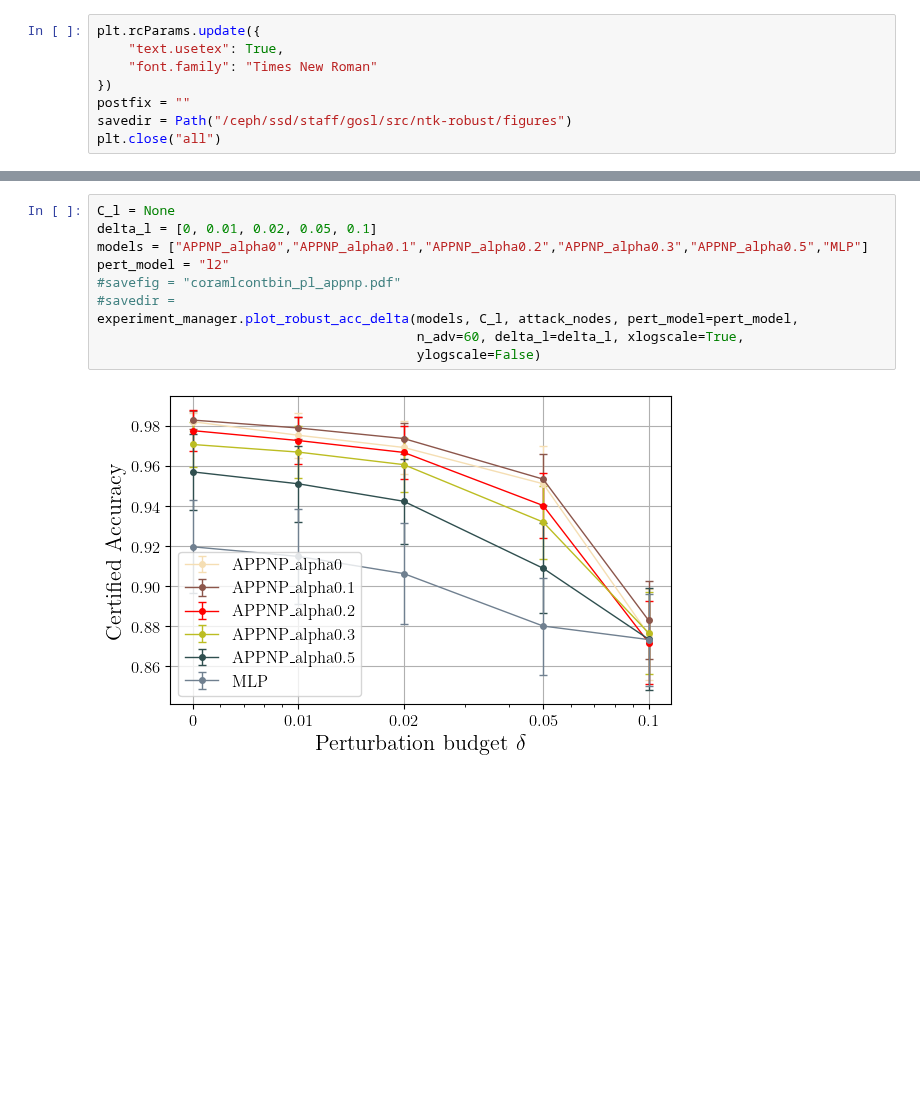
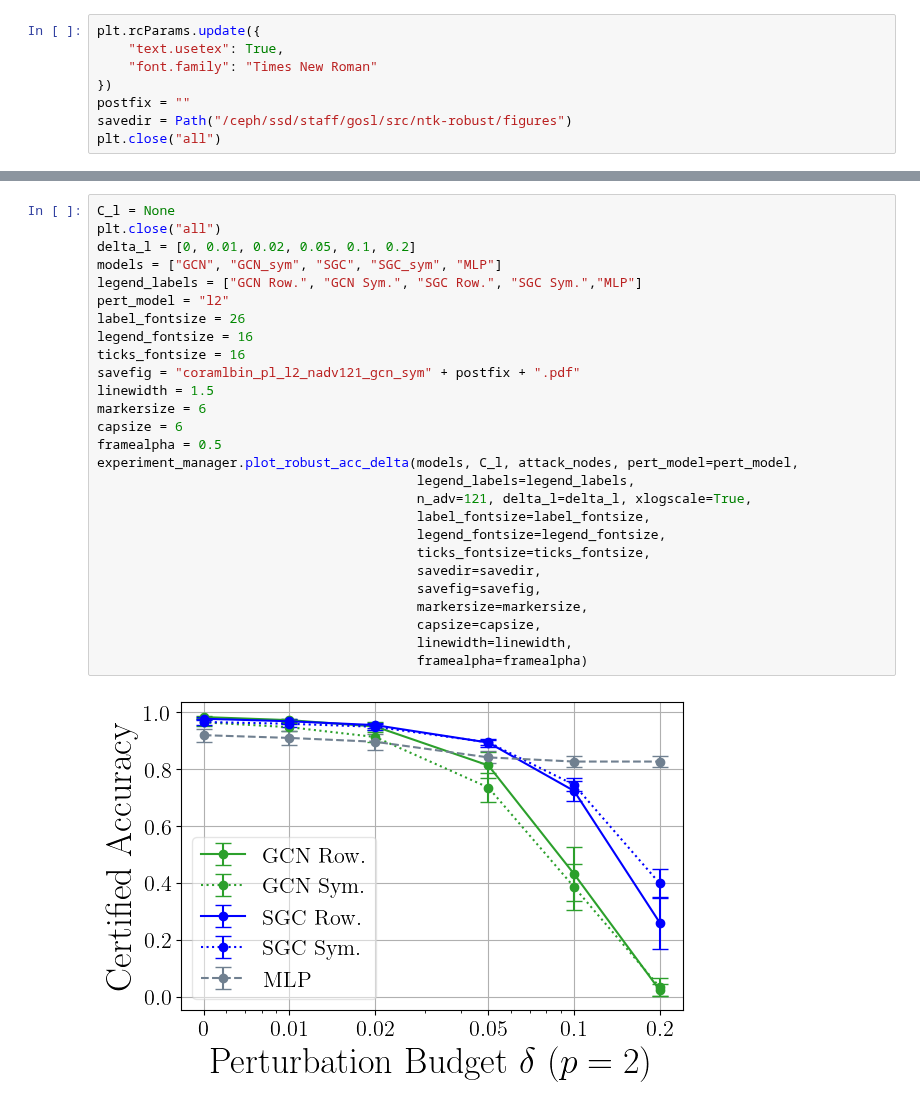
Before and after one commit to saper0/qpcert, a Jupyter notebook: notebooks/certification_realbinary/coramlcontbinary_pu.ipynb, the cells around one changed output, grey strips where cells are left out. Cells and saved outputs as stored; diff of their text form; blank space fills up the shorter version.

Commit message:
Experimental evaluation for coramlcontbinary.

```diff
--- a/notebooks/certification_realbinary/coramlcontbinary_pu.ipynb
+++ b/notebooks/certification_realbinary/coramlcontbinary_pu.ipynb
@@ -127,12 +326,29 @@ experiment_manager.plot_robust_acc_delta(models, C_l, attack_nodes, pert_model=p
 # %%
 C_l = None
-delta_l = [0, 0.01, 0.02, 0.05, 0.1]
-models = ["APPNP_alpha0","APPNP_alpha0.1","APPNP_alpha0.2","APPNP_alpha0.3","APPNP_alpha0.5","MLP"]
+plt.close("all")
+delta_l = [0, 0.01, 0.02, 0.05, 0.1, 0.2]
+models = ["GCN", "GCN_sym", "SGC", "SGC_sym", "MLP"]
+legend_labels = ["GCN Row.", "GCN Sym.", "SGC Row.", "SGC Sym.","MLP"]
 pert_model = "l2"
-#savefig = "coramlcontbin_pl_appnp.pdf"
-#savedir =
+label_fontsize = 26
+legend_fontsize = 16
+ticks_fontsize = 16
+savefig = "coramlbin_pl_l2_nadv121_gcn_sym" + postfix + ".pdf"
+linewidth = 1.5
+markersize = 6
+capsize = 6
+framealpha = 0.5
 experiment_manager.plot_robust_acc_delta(models, C_l, attack_nodes, pert_model=pert_model,
-                                         n_adv=60, delta_l=delta_l, xlogscale=True,
-                                         ylogscale=False)
+                                         legend_labels=legend_labels,
+                                         n_adv=121, delta_l=delta_l, xlogscale=True,
+                                         label_fontsize=label_fontsize,
+                                         legend_fontsize=legend_fontsize,
+                                         ticks_fontsize=ticks_fontsize,
+                                         savedir=savedir,
+                                         savefig=savefig,
+                                         markersize=markersize,
+                                         capsize=capsize,
+                                         linewidth=linewidth,
+                                         framealpha=framealpha)
 # %% [output]
-[figure, old version]
+[figure, new version]
```
Also changed, not shown: parts of 18 cells of this notebook, 4 other files.
